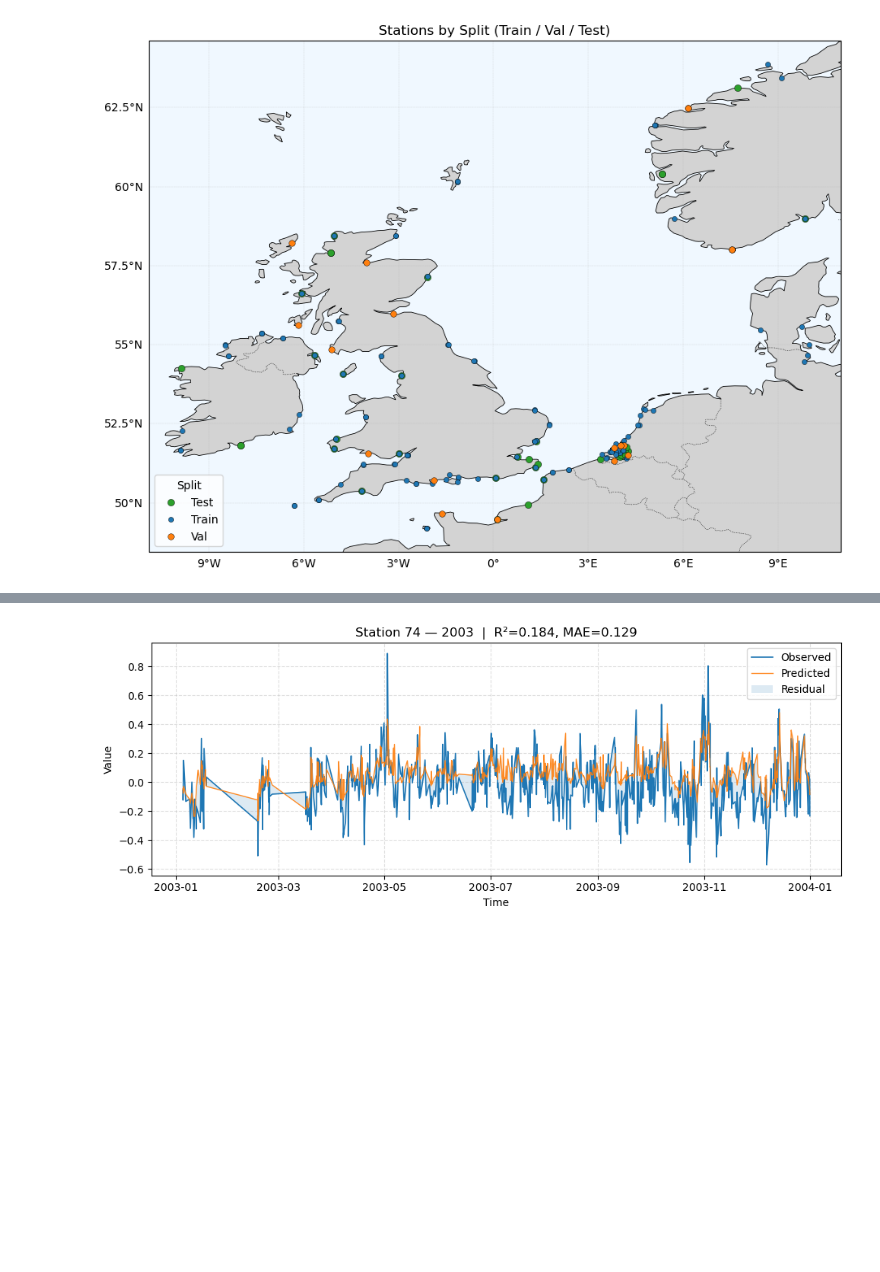
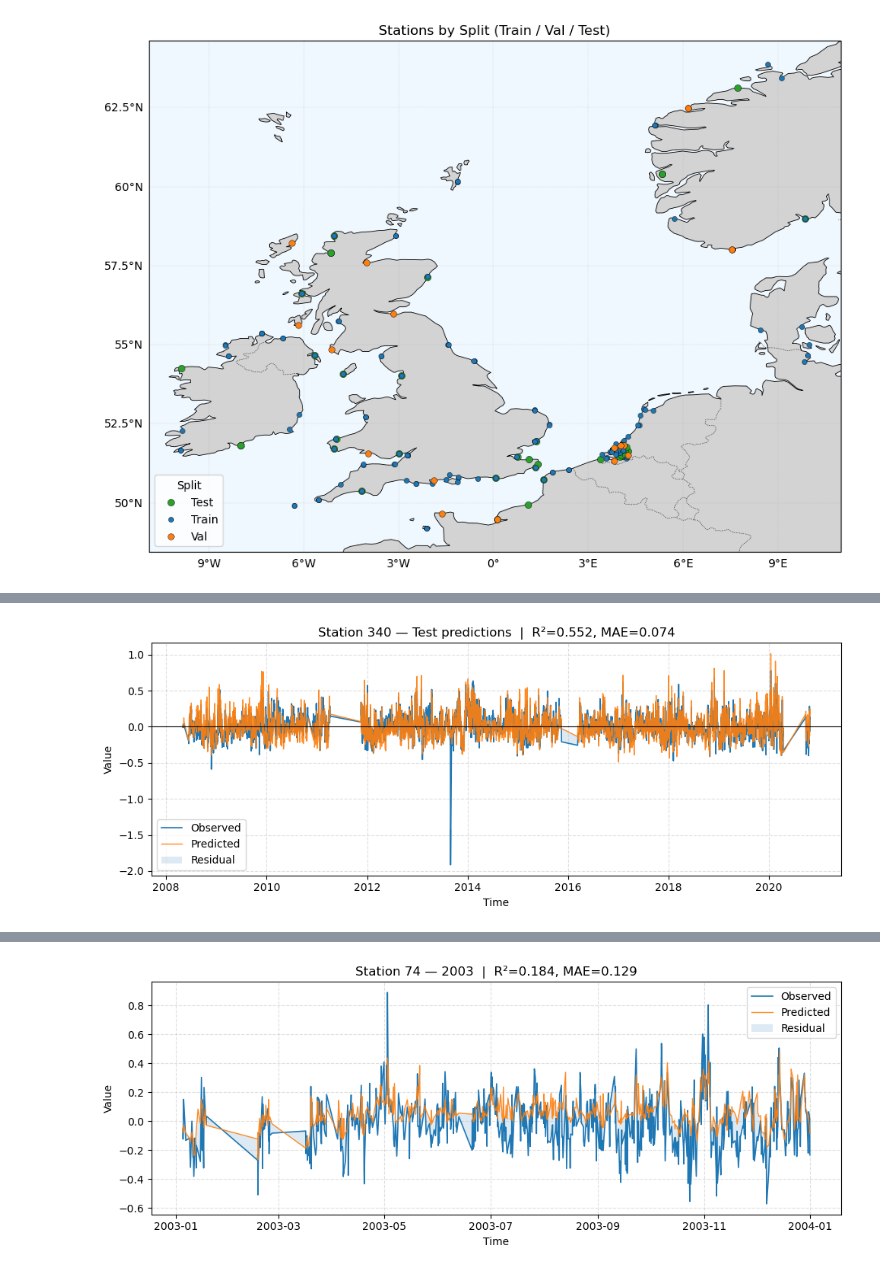
Before and after one commit to lisanneblok/ESL, a Jupyter notebook: notebooks/5_Mlwithbath/XGboost_encode.ipynb, the cells around one changed output, grey strips where cells are left out. Cells and saved outputs as stored; diff of their text form; code cells hidden in the pictures; blank space fills up the shorter version.

```diff
--- a/notebooks/5_Mlwithbath/XGboost_encode.ipynb
+++ b/notebooks/5_Mlwithbath/XGboost_encode.ipynb
@@ -1884,3 +2067,7 @@ plot_station_residuals(preds['station'].iloc[0])
+# %%
+plot_station_residuals(preds['station'].iloc[8])
+# %% [output]
+[figure, added]
 # %%
 from sklearn.metrics import r2_score, mean_absolute_error
 
```
Also changed, not shown: parts of 12 cells of this notebook, 15 other files.
